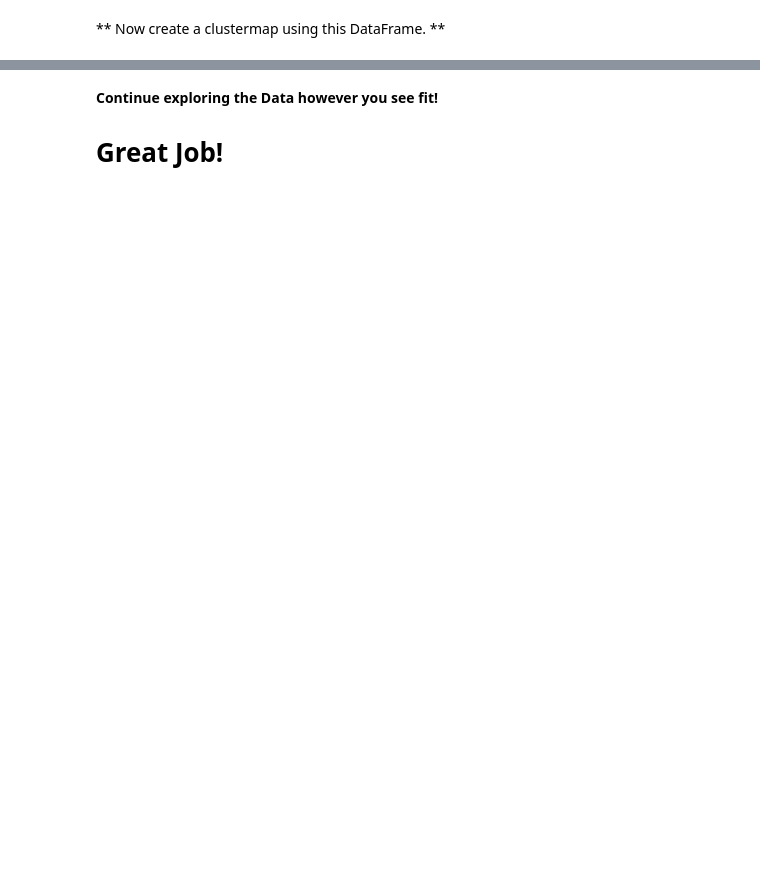
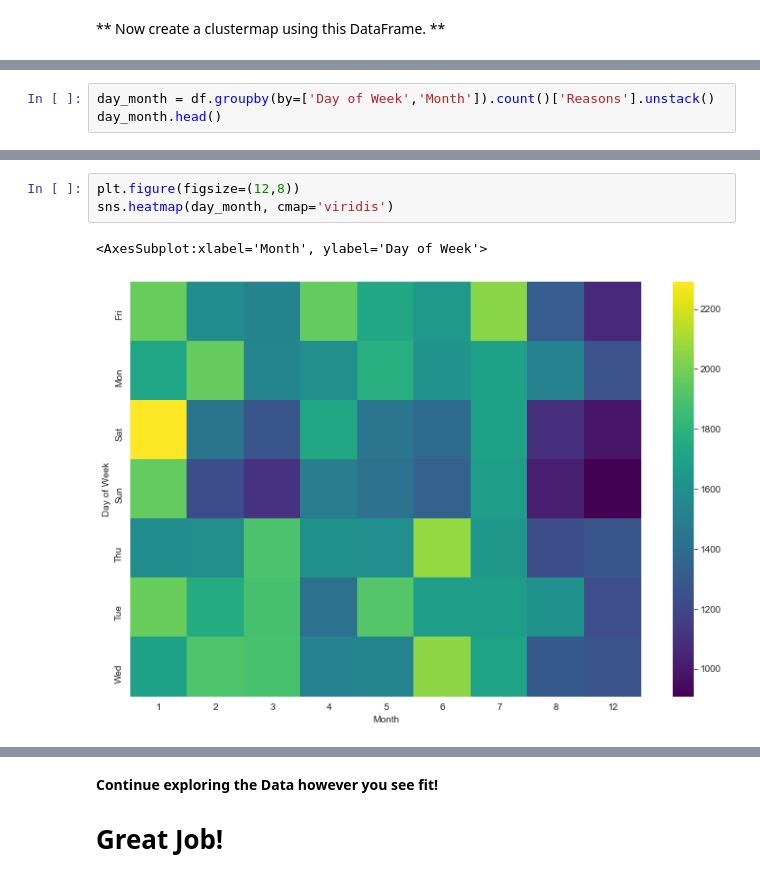
Before and after one commit to adfelt/911-Calls-Project, a Jupyter notebook: 911 Calls Data Capstone Project.ipynb, the cells around one changed output, grey strips where cells are left out. Saved outputs shown, nothing was run; the diff lists cells and outputs as text; blank space fills up the shorter version.

```diff
--- a/911 Calls Data Capstone Project.ipynb
+++ b/911 Calls Data Capstone Project.ipynb
@@ -337,0 +307,3 @@ sns.clustermap(day_hour)
+# %%
+day_month = df.groupby(by=['Day of Week','Month']).count()['Reasons'].unstack()
+day_month.head()
@@ -337,0 +318,6 @@ sns.clustermap(day_hour)
+# %%
+plt.figure(figsize=(12,8))
+sns.heatmap(day_month, cmap='viridis')
+# %% [output]
+<AxesSubplot:xlabel='Month', ylabel='Day of Week'>
+[figure, added]
```
Also changed, not shown: parts of 11 cells of this notebook.
